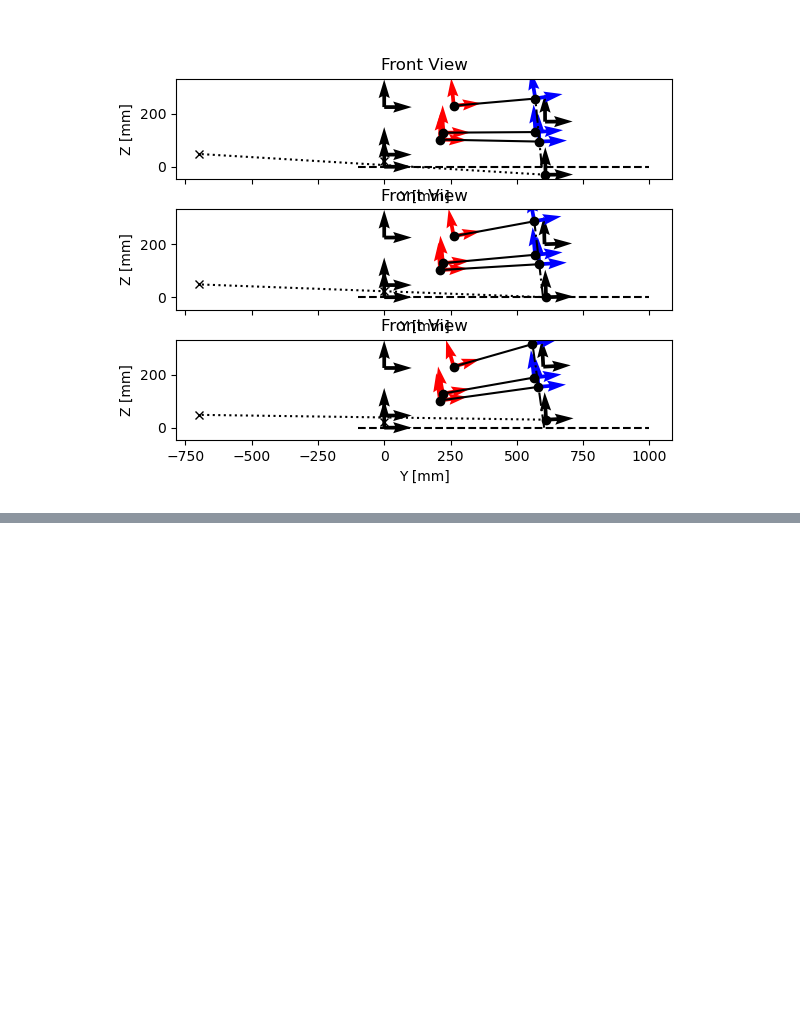
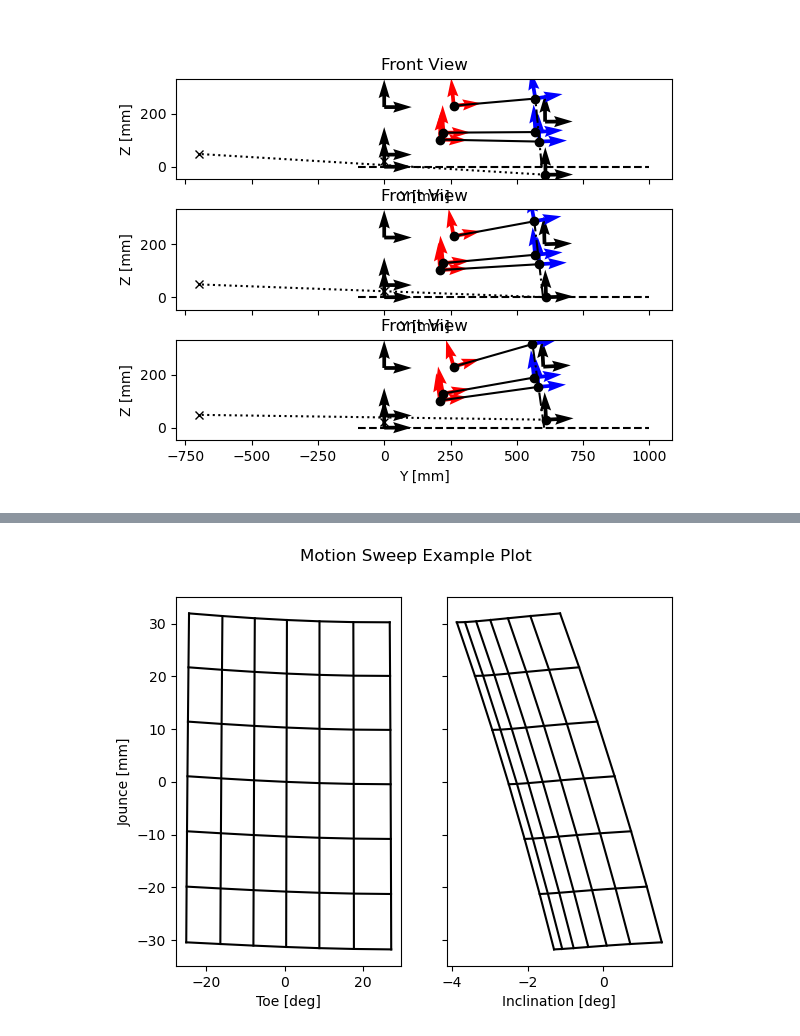
Before and after one commit to LonghornRacingElectric/suspension_designer, a Jupyter notebook: notebooks/double_wishbone-bechrist-18-08-22.ipynb, the cells around one changed output, grey strips where cells are left out. Cells and saved outputs as stored; diff of their text form; code cells hidden in the pictures; blank space fills up the shorter version.

Commit message:
motion sweeps

```diff
--- a/notebooks/double_wishbone-bechrist-18-08-22.ipynb
+++ b/notebooks/double_wishbone-bechrist-18-08-22.ipynb
@@ -119,3 +119,5 @@ plt.sca(ax[2])
 sweep[np.max(jounce_keys)].front_view_plot()
 # %% [output]
 [figure]
+# %%
+sweep = suspension.motion_sweep()
@@ -121,0 +128,34 @@ sweep[np.max(jounce_keys)].front_view_plot()
+# %%
+jounces = np.unique([j for (j,_) in sweep.keys()])
+steers  = np.unique([s for _,s in sweep.keys()])
+
+data_shape = (len(jounces), len(steers))
+
+jounce_data = np.empty(data_shape)
+toe_data = np.empty(data_shape)
+inclination_data = np.empty(data_shape)
+
+for (j,s), v in sweep.items():
+    ii = np.flatnonzero(jounces==j)[0]
+    jj = np.flatnonzero(steers==s)[0]
+
+    jounce_data[ii, jj] = v.jounce()
+    toe_data[ii,jj] = v.toe()
+    inclination_data[ii,jj] = v.inclination()
+# %%
+fig, ax = plt.subplots(1, 2, sharey=True, squeeze=True)
+
+ax[0].plot(toe_data, jounce_data, 'k')
+ax[0].plot(toe_data.T, jounce_data.T, 'k')
+
+ax[1].plot(inclination_data, jounce_data, 'k')
+ax[1].plot(inclination_data.T, jounce_data.T, 'k')
+
+ax[0].set_ylabel("Jounce [mm]")
+
+ax[0].set_xlabel("Toe [deg]")
+ax[1].set_xlabel("Inclination [deg]")
+
+plt.suptitle("Motion Sweep Example Plot");
+# %% [output]
+[figure, added]
```
Also changed, not shown: parts of 1 cell of this notebook, 1 other file.
